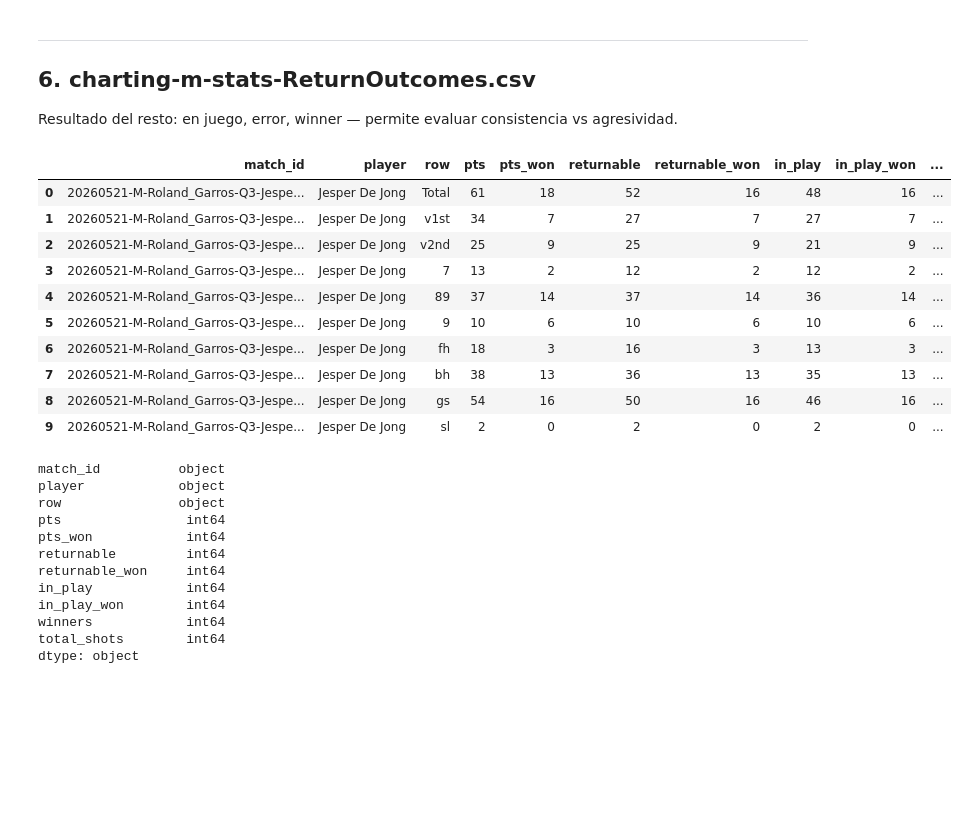
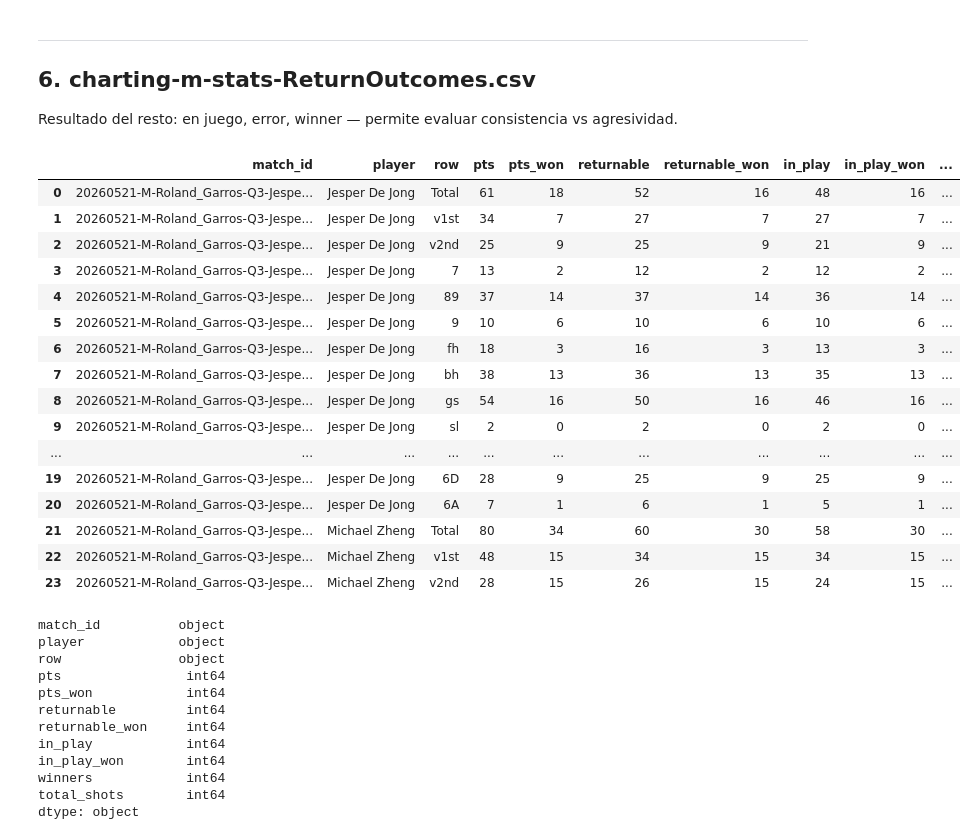
Before and after one commit to b0risR/UEA_proyecto_tenis, a Jupyter notebook: notebooks/01_exploracion_inicial.ipynb, the cells around one changed output. Cells and saved outputs as stored; diff of their text form; code cells hidden in the pictures; blank space fills up the shorter version.

```diff
--- a/notebooks/01_exploracion_inicial.ipynb
+++ b/notebooks/01_exploracion_inicial.ipynb
@@ -252,19 +252,25 @@ dtype: object
 ## 6. charting-m-stats-ReturnOutcomes.csv
 Resultado del resto: en juego, error, winner — permite evaluar consistencia vs agresividad.
 # %%
-dfs["return_outcomes"].head(10)
+dfs["return_outcomes"].head(24)
 # %% [output]
 |  | match_id | player | row | pts | pts_won | returnable | returnable_won | in_play | in_play_won | ... |
 | 0 | 20260521-M-Roland_Garros-Q3-Jespe... | Jesper De Jong | Total | 61 | 18 | 52 | 16 | 48 | 16 | ... |
 | 1 | 20260521-M-Roland_Garros-Q3-Jespe... | Jesper De Jong | v1st | 34 | 7 | 27 | 7 | 27 | 7 | ... |
 | 2 | 20260521-M-Roland_Garros-Q3-Jespe... | Jesper De Jong | v2nd | 25 | 9 | 25 | 9 | 21 | 9 | ... |
 | 3 | 20260521-M-Roland_Garros-Q3-Jespe... | Jesper De Jong | 7 | 13 | 2 | 12 | 2 | 12 | 2 | ... |
 | 4 | 20260521-M-Roland_Garros-Q3-Jespe... | Jesper De Jong | 89 | 37 | 14 | 37 | 14 | 36 | 14 | ... |
 | 5 | 20260521-M-Roland_Garros-Q3-Jespe... | Jesper De Jong | 9 | 10 | 6 | 10 | 6 | 10 | 6 | ... |
 | 6 | 20260521-M-Roland_Garros-Q3-Jespe... | Jesper De Jong | fh | 18 | 3 | 16 | 3 | 13 | 3 | ... |
 | 7 | 20260521-M-Roland_Garros-Q3-Jespe... | Jesper De Jong | bh | 38 | 13 | 36 | 13 | 35 | 13 | ... |
 | 8 | 20260521-M-Roland_Garros-Q3-Jespe... | Jesper De Jong | gs | 54 | 16 | 50 | 16 | 46 | 16 | ... |
 | 9 | 20260521-M-Roland_Garros-Q3-Jespe... | Jesper De Jong | sl | 2 | 0 | 2 | 0 | 2 | 0 | ... |
+| ... | ... | ... | ... | ... | ... | ... | ... | ... | ... | ... |
+| 19 | 20260521-M-Roland_Garros-Q3-Jespe... | Jesper De Jong | 6D | 28 | 9 | 25 | 9 | 25 | 9 | ... |
+| 20 | 20260521-M-Roland_Garros-Q3-Jespe... | Jesper De Jong | 6A | 7 | 1 | 6 | 1 | 5 | 1 | ... |
+| 21 | 20260521-M-Roland_Garros-Q3-Jespe... | Michael Zheng | Total | 80 | 34 | 60 | 30 | 58 | 30 | ... |
+| 22 | 20260521-M-Roland_Garros-Q3-Jespe... | Michael Zheng | v1st | 48 | 15 | 34 | 15 | 34 | 15 | ... |
+| 23 | 20260521-M-Roland_Garros-Q3-Jespe... | Michael Zheng | v2nd | 28 | 15 | 26 | 15 | 24 | 15 | ... |
 # %%
 dfs["return_outcomes"].dtypes
 # %% [output]
```
Also changed, not shown: parts of 1 cell of this notebook.
